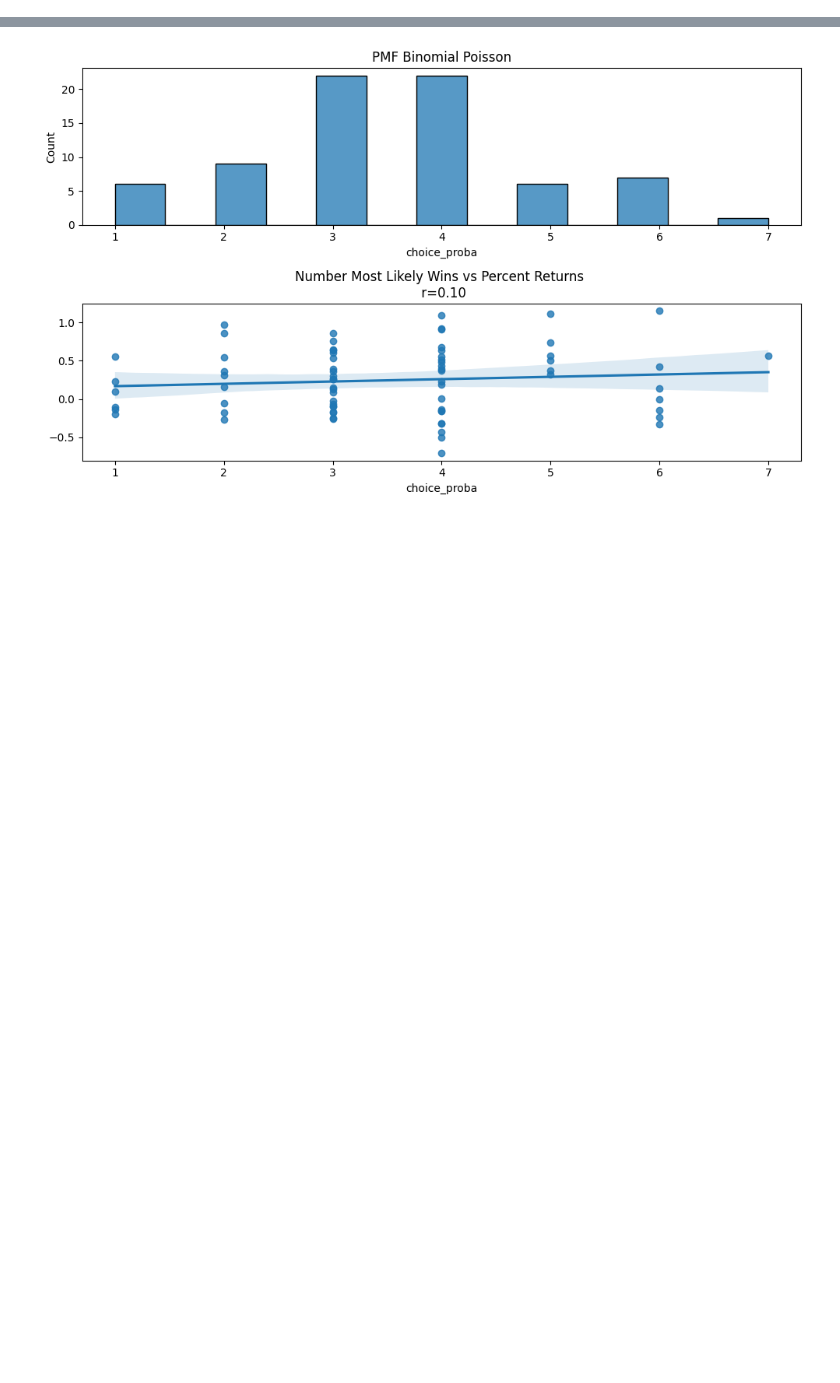
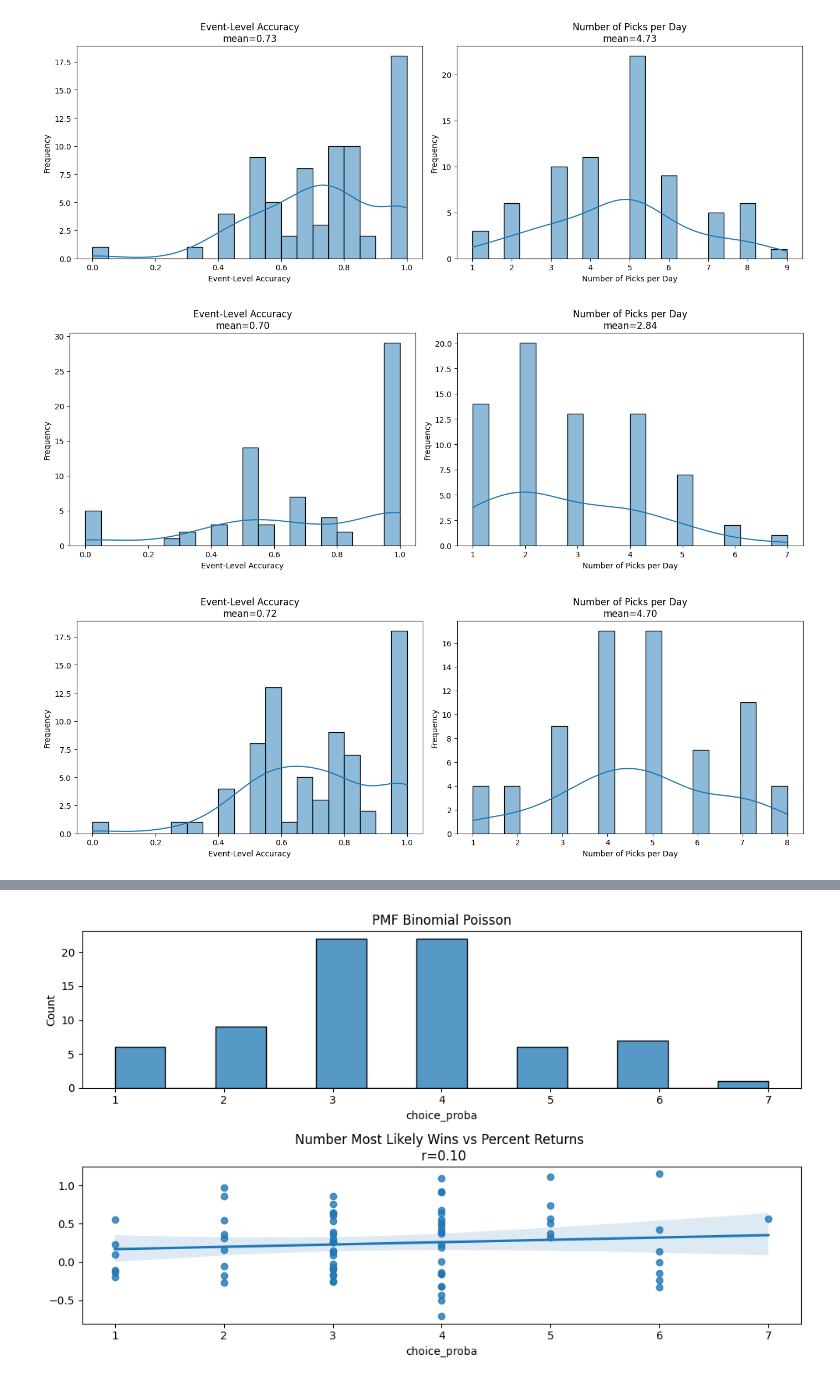
Before and after one commit to jcmarkowicz/sports_betting, a Jupyter notebook: BettingStrategy/Backtest/kelly_plots.ipynb, the cells around one changed output, grey strips where cells are left out. Drawn from its saved outputs; the diff is of its cells as text; code cells hidden in the pictures; blank space fills up the shorter version.

```diff
--- a/BettingStrategy/Backtest/kelly_plots.ipynb
+++ b/BettingStrategy/Backtest/kelly_plots.ipynb
@@ -16,3 +19,42 @@ df_parlay_close1 = pd.read_csv(r'C:\Users\jcmar\my_files\SportsBetting\data\kell
 
 df_kelly_close2 = pd.read_csv(r'C:\Users\jcmar\my_files\SportsBetting\data\kelly_results\kelly_close2.csv')
 df_parlay_close2 = pd.read_csv(r'C:\Users\jcmar\my_files\SportsBetting\data\kelly_results\parlay_close2.csv')
+# %%
+def pick_accuracy(df_):
+    df= df_.copy()
+
+    df_choice = df[df['choice_fstar'] > 0]
+
+    event_accuracy = (
+    (df_choice['pred_winner'] == df_choice['winner'])
+    .groupby(df_choice['date'])
+    .mean()
+    )
+    n_picks = df_choice.groupby('date').size()
+
+    fig, axes = plt.subplots(1, 2, figsize=(14, 5))
+
+    # --- Event accuracy ---
+    sns.histplot(event_accuracy, bins=20, kde=True, ax=axes[0])
+    axes[0].set_title(f'Event-Level Accuracy\nmean={event_accuracy.mean():.2f}')
+    axes[0].set_xlabel('Event-Level Accuracy')
+    axes[0].set_ylabel('Frequency')
+
+    # --- Picks per day ---
+    n_picks = df_choice.groupby('date').size()
+
+    sns.histplot(n_picks, bins=20, kde=True, ax=axes[1])
+    axes[1].set_title(f'Number of Picks per Day\nmean={n_picks.mean():.2f}')
+    axes[1].set_xlabel('Number of Picks per Day')
+    axes[1].set_ylabel('Frequency')
+
+    plt.tight_layout()
+    plt.show()
+# %%
+pick_accuracy(df_kelly)
+pick_accuracy(df_kelly_close1)
+pick_accuracy(df_kelly_close2)
+# %% [output]
+[figure, added]
+[figure, added]
+[figure, added]
```
Also changed, not shown: parts of 4 cells of this notebook, 31 other files.
